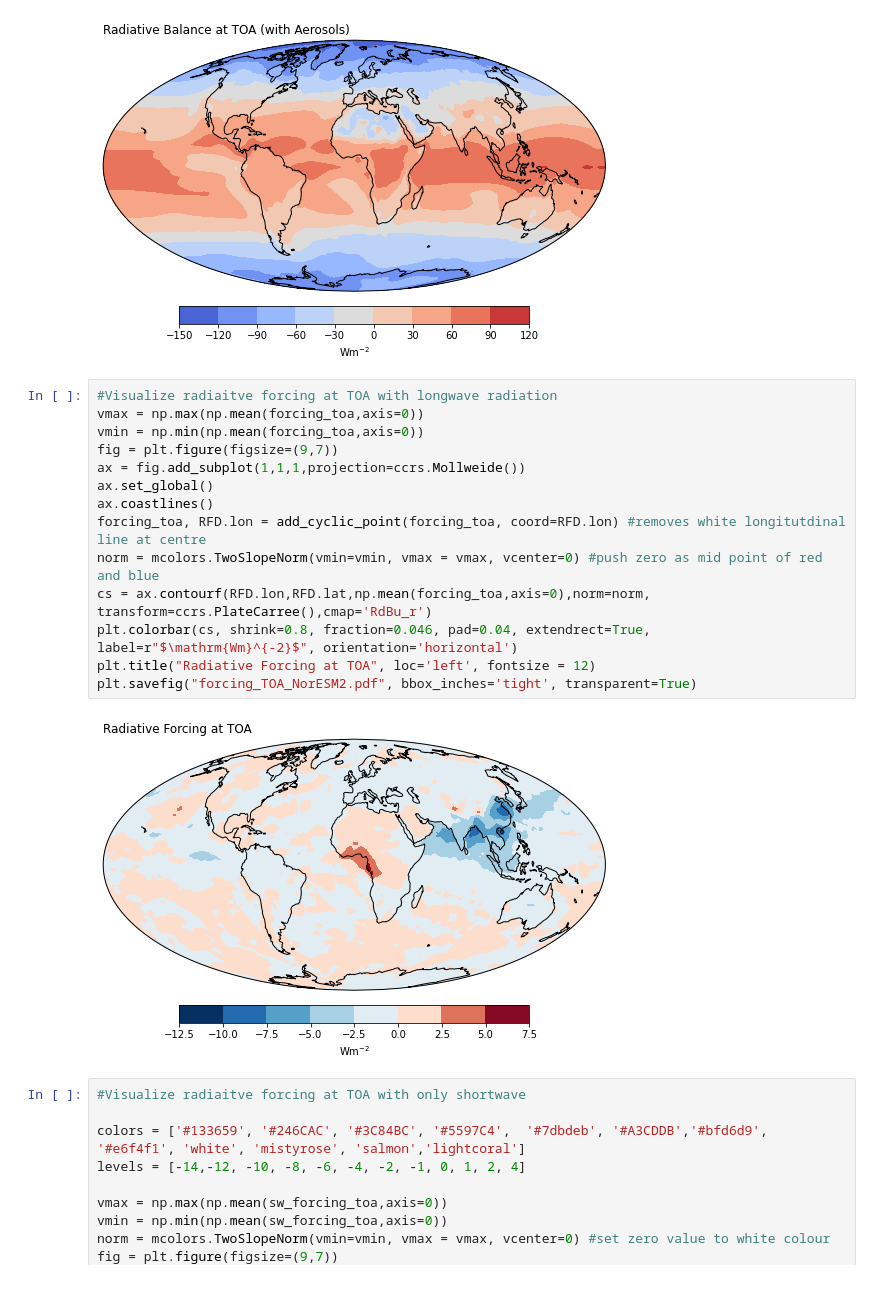
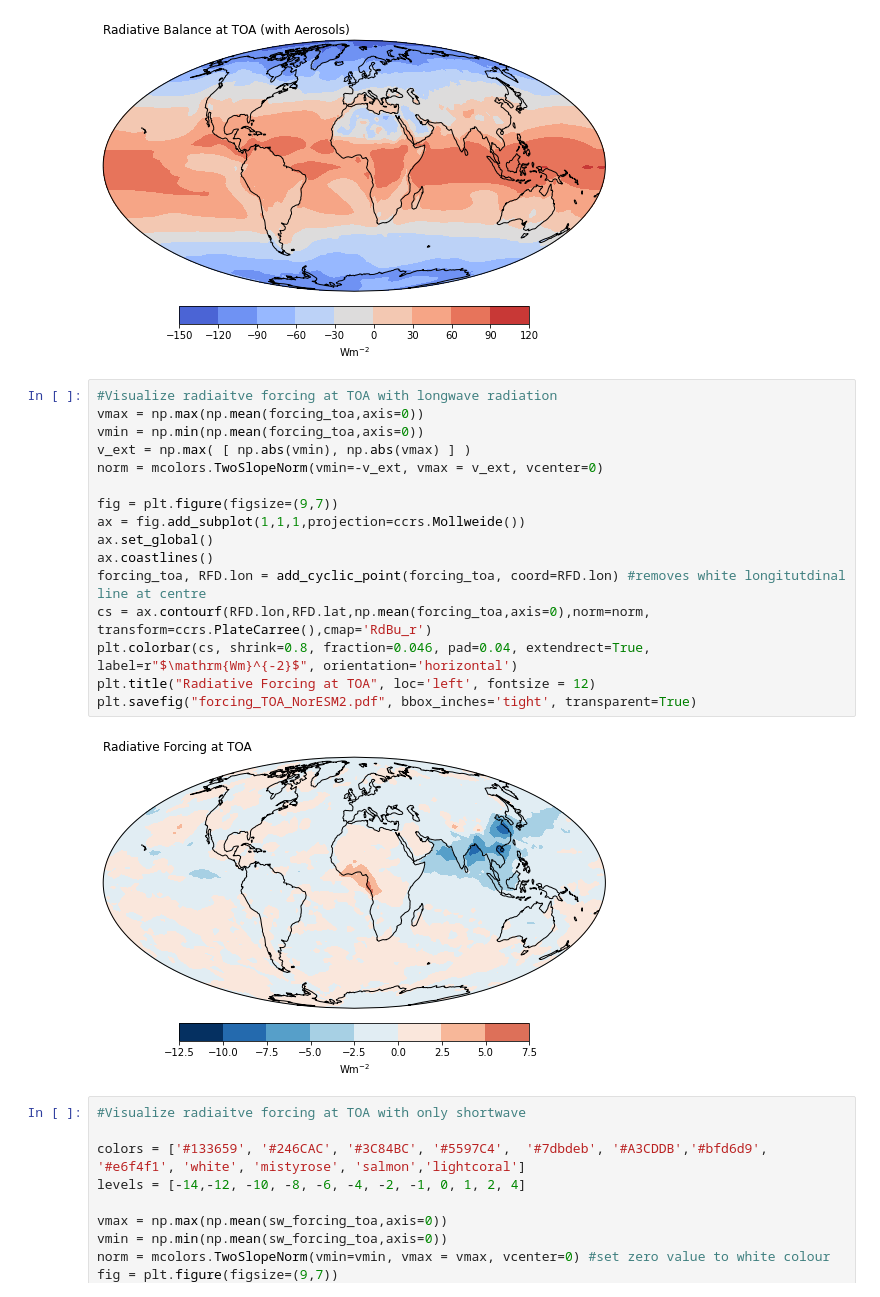
Before and after one commit to rovinapinto/radiative_forcing, a Jupyter notebook: notebooks/radiative_forcing_NorESM.ipynb, the cells around one changed output. Cells and saved outputs as stored; diff of their text form.

```diff
--- a/notebooks/radiative_forcing_NorESM.ipynb
+++ b/notebooks/radiative_forcing_NorESM.ipynb
@@ -68,19 +68,21 @@ plt.savefig("bal_Aer_TOA_NorESM2.pdf", bbox_inches='tight', transparent=True)
 # %%
 #Visualize radiaitve forcing at TOA with longwave radiation
 vmax = np.max(np.mean(forcing_toa,axis=0))
 vmin = np.min(np.mean(forcing_toa,axis=0))
+v_ext = np.max( [ np.abs(vmin), np.abs(vmax) ] )
+norm = mcolors.TwoSlopeNorm(vmin=-v_ext, vmax = v_ext, vcenter=0)
+
 fig = plt.figure(figsize=(9,7))
 ax = fig.add_subplot(1,1,1,projection=ccrs.Mollweide())
 ax.set_global()
 ax.coastlines()
 forcing_toa, RFD.lon = add_cyclic_point(forcing_toa, coord=RFD.lon) #removes white longitutdinal line at centre
-norm = mcolors.TwoSlopeNorm(vmin=vmin, vmax = vmax, vcenter=0) #push zero as mid point of red and blue
 cs = ax.contourf(RFD.lon,RFD.lat,np.mean(forcing_toa,axis=0),norm=norm, transform=ccrs.PlateCarree(),cmap='RdBu_r')
 plt.colorbar(cs, shrink=0.8, fraction=0.046, pad=0.04, extendrect=True, label=r"$\mathrm{Wm}^{-2}$", orientation='horizontal')
 plt.title("Radiative Forcing at TOA", loc='left', fontsize = 12)
 plt.savefig("forcing_TOA_NorESM2.pdf", bbox_inches='tight', transparent=True)
 # %% [output]
-[figure, old version]
+[figure, new version]
 # %%
 #Visualize radiaitve forcing at TOA with only shortwave
 
```
Also changed, not shown: parts of 1 cell of this notebook, 15 other files.
